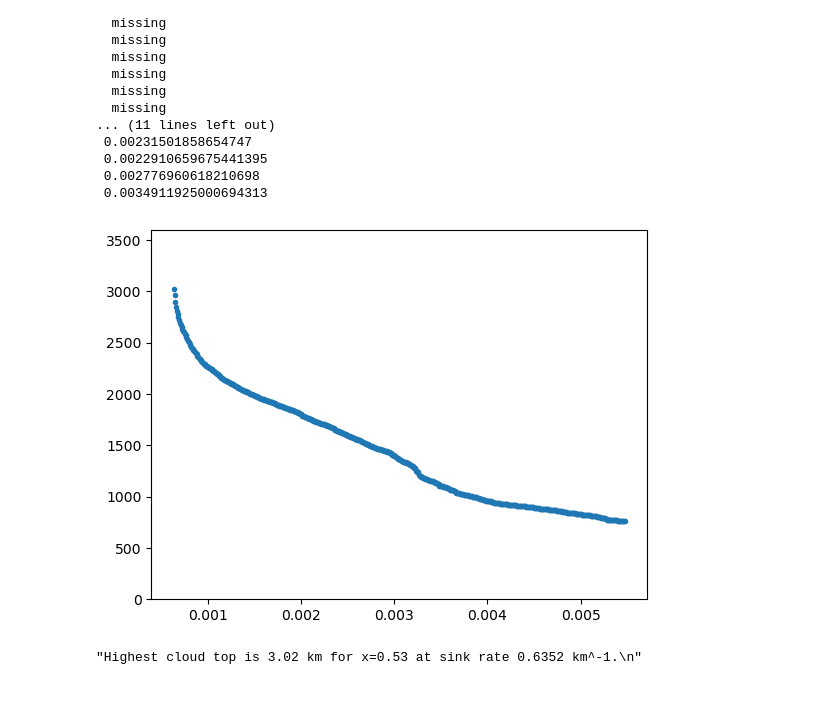
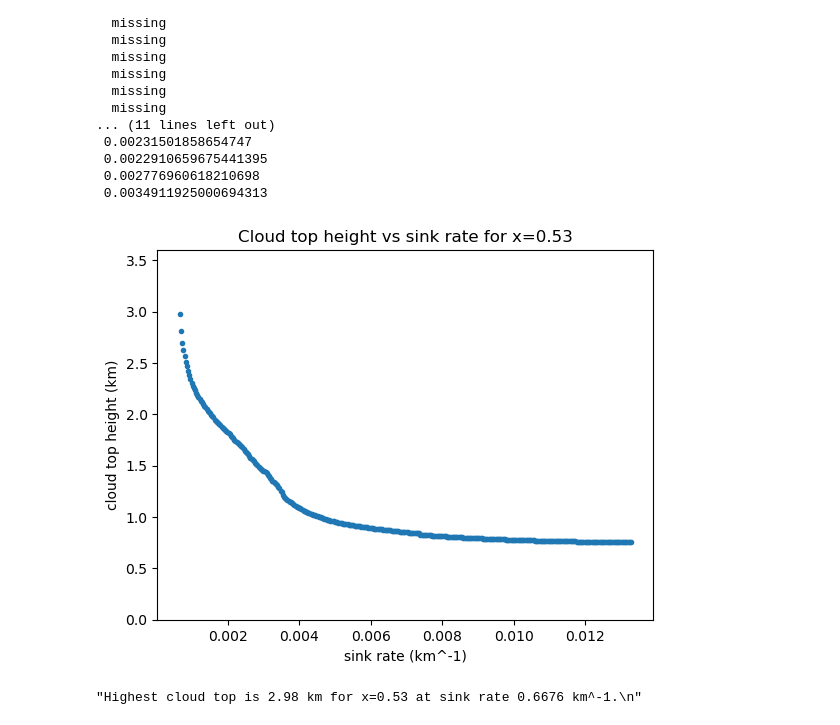
Before and after one commit to deszoeke/trade-cu-model, a Jupyter notebook: src/julia/model_procedure.ipynb, the cells around one changed output. Drawn from its saved outputs; the diff is of its cells as text; code cells hidden in the pictures; blank space fills up the shorter version.

```diff
--- a/src/julia/model_procedure.ipynb
+++ b/src/julia/model_procedure.ipynb
@@ -114,25 +114,29 @@ F2z[offset.+eachindex(F2)] .= F2[:]
 # %%
 # run the cloud model
 
+# higher CB humidity tolerates higher sink rates
+tot_sink = range(6.3523e-4, 2e-2, length=ns)
+# min tuned for x=0.53 to get the highest possible cloud top
 # initial cloud base humidity
-qcb = qs[icb] # 0.0157
+juiceup = 0.0005 # kg/kg; add a little bit of moisture to the cloud base to get a cloud
+qcb = qs[icb] + juiceup # 0.0157
 
 zt53, Fcld53, Fp53, qtc53 = cloudflux_1x(tot_sink; x=x,
     z=z, nz=length(z), dz=z[2]-z[1],
     qm=qm, qs=qs, F2z=F2z, icb=icb, qcb=qcb)
 Pcb53 = -Fp53[icb,:] # cloud base precip
 # any(x->!ismissing(x), zt) # true!
 ii = findall(x-> zcb+50<x<4000, zt53)
 plot(tot_sink[ii], zt53[ii]/1e3, marker=".", linestyle="none")
 title("Cloud top height vs sink rate for x=$(x)")
 ylim([0, 3.600])
 xlabel("sink rate (km^-1)")
 ylabel("cloud top height (km)")
 
 """
 Highest cloud top is $(round(zt53[ii][1]/1e3, digits=2)) km \
 for x=$(x) at sink rate $(round(tot_sink[ii[1]]*1e3, sigdigits=4)) km^-1.
 """
 # %% [output]
-[figure, old version]
+[figure, new version]
-"Highest cloud top is 3.02 km for x=0.53 at sink rate 0.6352 km^-1.\n"
+"Highest cloud top is 2.98 km for x=0.53 at sink rate 0.6676 km^-1.\n"
```
Also changed, not shown: parts of 3 cells of this notebook.
